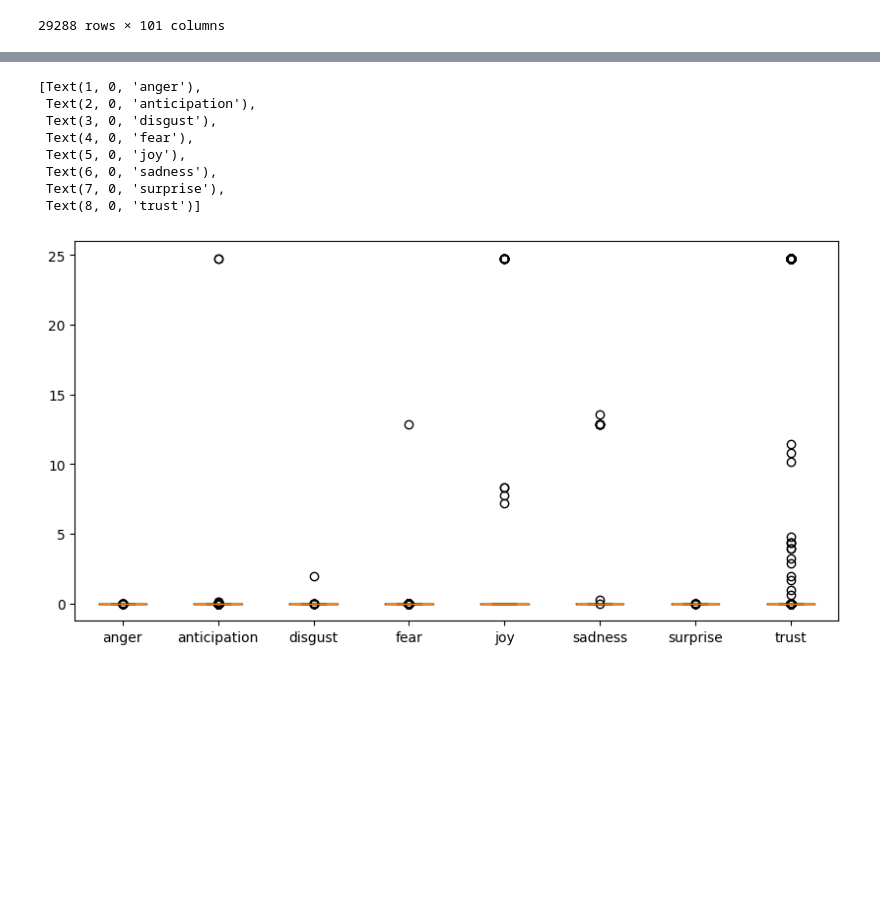
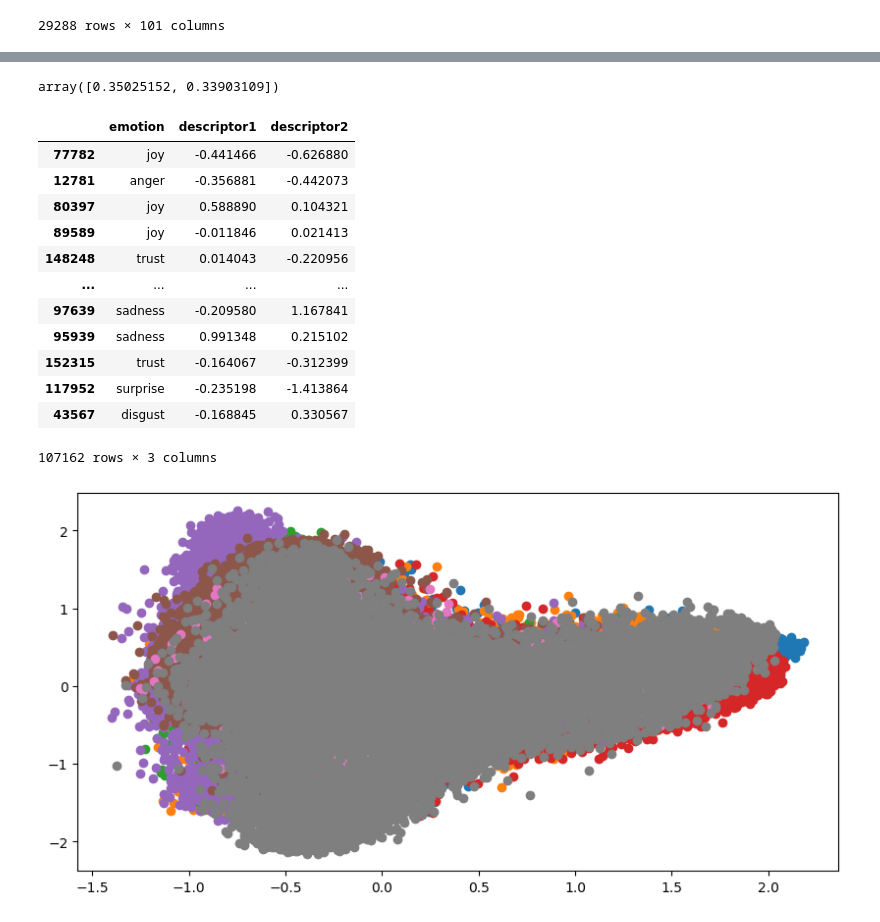
Before and after one commit to jahzeel-ulises/MODULACION, a Jupyter notebook: ClasificacionPalabra.ipynb, the cells around one changed output, grey strips where cells are left out. Drawn from its saved outputs; the diff is of its cells as text; code cells hidden in the pictures; blank space fills up the shorter version.

```diff
--- a/ClasificacionPalabra.ipynb
+++ b/ClasificacionPalabra.ipynb
@@ -375,0 +407,7 @@ display(fst_spec)
+# %%
+#Carga de datasets
+df_w2v = pd.read_csv("mod_minkowski_embeddings_w2v.csv")
+df_fst = pd.read_csv("mod_minkowski_embeddings_fst.csv")
+
+display(df_w2v)
+display(df_fst)
@@ -375,0 +453,14 @@ display(fst_spec)
+# %%
+#Escalamiento de los datos
+scaler_w2v = MinMaxScaler()
+scaler_fst = MinMaxScaler()
+
+X_train_w2v = scaler_w2v.fit_transform(X_train_w2v)
+X_train_fst = scaler_fst.fit_transform(X_train_fst)
+# %%
+#Entrenamiento del modelo
+lr_w2v = LogisticRegression(solver = 'lbfgs',penalty='l2', C=0.1,max_iter=200)
+lr_fst = LogisticRegression(solver = 'lbfgs',penalty='l2', C=0.1)
+
+lr_w2v.fit(X_train_w2v,y_train_w2v)
+lr_fst.fit(X_train_fst,y_train_fst)
@@ -376,21 +529,35 @@ display(fst_spec)
+# %%
+from sklearn.decomposition import PCA
+
+pca = PCA(n_components=2)
+
+X_train_decompose = pca.fit_transform(X_train_w2v)
+pca.explained_variance_
+# %% [output]
+array([0.35025152, 0.33903109])
 # %%
 from matplotlib import pyplot as plt
-
+decompose_df = pd.DataFrame(y_train_w2v,columns=["emotion"])
+decompose_df["descriptor1"] = X_train_decompose[:,0]
+decompose_df["descriptor2"] = X_train_decompose[:,1]
+display(decompose_df)
 fig,ax = plt.subplots(figsize=(10,5))
-
-data = []
-for emotion in emotion_list:
-    data.append(fst_spec[fst_spec["emotion"] == emotion]["p"].values)
-
-ax.boxplot(data)
-ax.set_xticklabels(emotion_list)
+for emotion in np.unique(decompose_df["emotion"]):
+    data = decompose_df[decompose_df["emotion"] == emotion]
+    ax.scatter(data["descriptor1"],data["descriptor2"])
+plt.show()
 # %% [output]
+|  | emotion | descriptor1 | descriptor2 |
+| 77782 | joy | -0.441466 | -0.626880 |
+| 12781 | anger | -0.356881 | -0.442073 |
+| 80397 | joy | 0.588890 | 0.104321 |
+| 89589 | joy | -0.011846 | 0.021413 |
+| 148248 | trust | 0.014043 | -0.220956 |
+| ... | ... | ... | ... |
+| 97639 | sadness | -0.209580 | 1.167841 |
+| 95939 | sadness | 0.991348 | 0.215102 |
+| 152315 | trust | -0.164067 | -0.312399 |
+| 117952 | surprise | -0.235198 | -1.413864 |
+| 43567 | disgust | -0.168845 | 0.330567 |
-[Text(1, 0, 'anger'),
- Text(2, 0, 'anticipation'),
- Text(3, 0, 'disgust'),
- Text(4, 0, 'fear'),
- Text(5, 0, 'joy'),
- Text(6, 0, 'sadness'),
- Text(7, 0, 'surprise'),
- Text(8, 0, 'trust')]
+107162 rows × 3 columns
-[figure, old version]
+[figure, new version]
```
Also changed, not shown: parts of 25 cells of this notebook, 4 other files.
